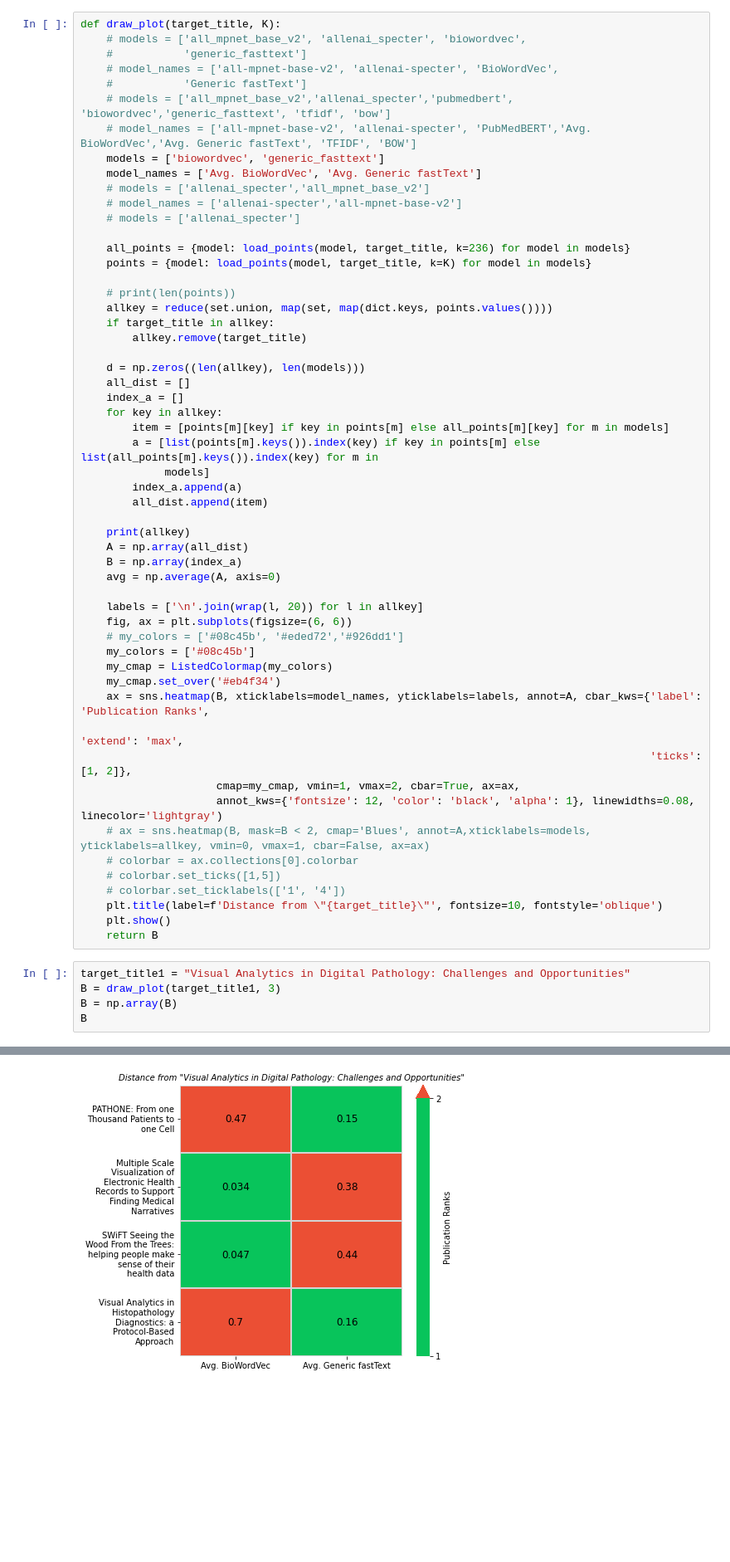
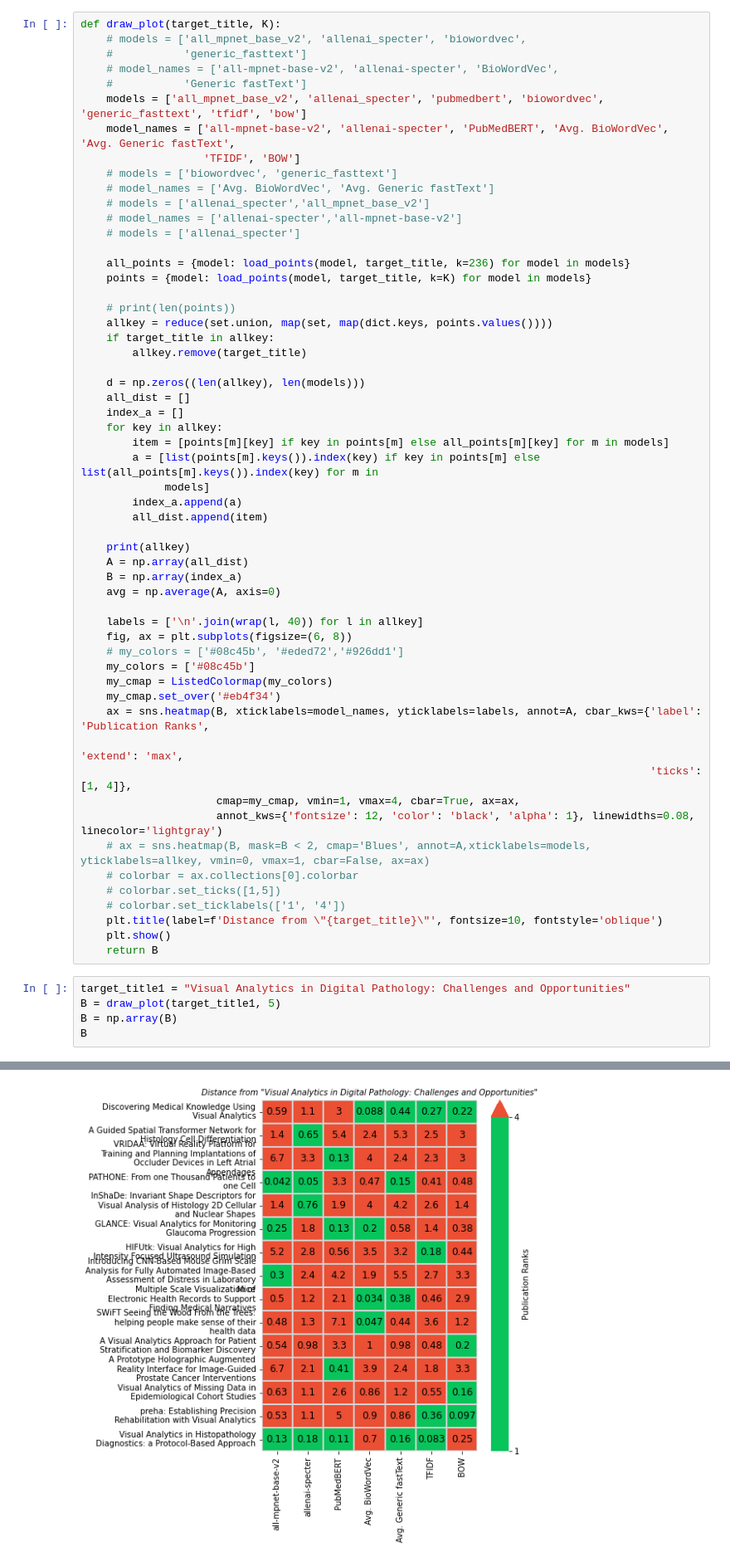
Before and after one commit to pruthvi-hegde/biomedvis, a Jupyter notebook: notebooks/k_neighbours.ipynb, the cells around one changed output, grey strips where cells are left out. Shown at 83% size. Drawn from its saved outputs; the diff is of its cells as text; blank space fills up the shorter version.

```diff
--- a/notebooks/k_neighbours.ipynb
+++ b/notebooks/k_neighbours.ipynb
@@ -62,10 +90,11 @@ def draw_plot(target_title, K):
     #           'generic_fasttext']
     # model_names = ['all-mpnet-base-v2', 'allenai-specter', 'BioWordVec',
     #           'Generic fastText']
-    # models = ['all_mpnet_base_v2','allenai_specter','pubmedbert', 'biowordvec','generic_fasttext', 'tfidf', 'bow']
-    # model_names = ['all-mpnet-base-v2', 'allenai-specter', 'PubMedBERT','Avg. BioWordVec','Avg. Generic fastText', 'TFIDF', 'BOW']
-    models = ['biowordvec', 'generic_fasttext']
-    model_names = ['Avg. BioWordVec', 'Avg. Generic fastText']
+    models = ['all_mpnet_base_v2', 'allenai_specter', 'pubmedbert', 'biowordvec', 'generic_fasttext', 'tfidf', 'bow']
+    model_names = ['all-mpnet-base-v2', 'allenai-specter', 'PubMedBERT', 'Avg. BioWordVec', 'Avg. Generic fastText',
+                   'TFIDF', 'BOW']
+    # models = ['biowordvec', 'generic_fasttext']
+    # model_names = ['Avg. BioWordVec', 'Avg. Generic fastText']
     # models = ['allenai_specter','all_mpnet_base_v2']
     # model_names = ['allenai-specter','all-mpnet-base-v2']
     # models = ['allenai_specter']
@@ -93,16 +122,16 @@ def draw_plot(target_title, K):
     B = np.array(index_a)
     avg = np.average(A, axis=0)
 
-    labels = ['\n'.join(wrap(l, 20)) for l in allkey]
-    fig, ax = plt.subplots(figsize=(6, 6))
+    labels = ['\n'.join(wrap(l, 40)) for l in allkey]
+    fig, ax = plt.subplots(figsize=(6, 8))
     # my_colors = ['#08c45b', '#eded72','#926dd1']
     my_colors = ['#08c45b']
     my_cmap = ListedColormap(my_colors)
     my_cmap.set_over('#eb4f34')
     ax = sns.heatmap(B, xticklabels=model_names, yticklabels=labels, annot=A, cbar_kws={'label': 'Publication Ranks',
                                                                                         'extend': 'max',
-                                                                                        'ticks': [1, 2]},
-                     cmap=my_cmap, vmin=1, vmax=2, cbar=True, ax=ax,
+                                                                                        'ticks': [1, 4]},
+                     cmap=my_cmap, vmin=1, vmax=4, cbar=True, ax=ax,
                      annot_kws={'fontsize': 12, 'color': 'black', 'alpha': 1}, linewidths=0.08, linecolor='lightgray')
     # ax = sns.heatmap(B, mask=B < 2, cmap='Blues', annot=A,xticklabels=models, yticklabels=allkey, vmin=0, vmax=1, cbar=False, ax=ax)
     # colorbar = ax.collections[0].colorbar
@@ -113,7 +142,7 @@ def draw_plot(target_title, K):
     return B
 # %%
 target_title1 = "Visual Analytics in Digital Pathology: Challenges and Opportunities"
-B = draw_plot(target_title1, 3)
+B = draw_plot(target_title1, 5)
 B = np.array(B)
 B
 # %% [output]
@@ -121 +150 @@ B
-[figure, old version]
+[figure, new version]
```
Also changed, not shown: parts of 4 cells of this notebook, 4 other files.
